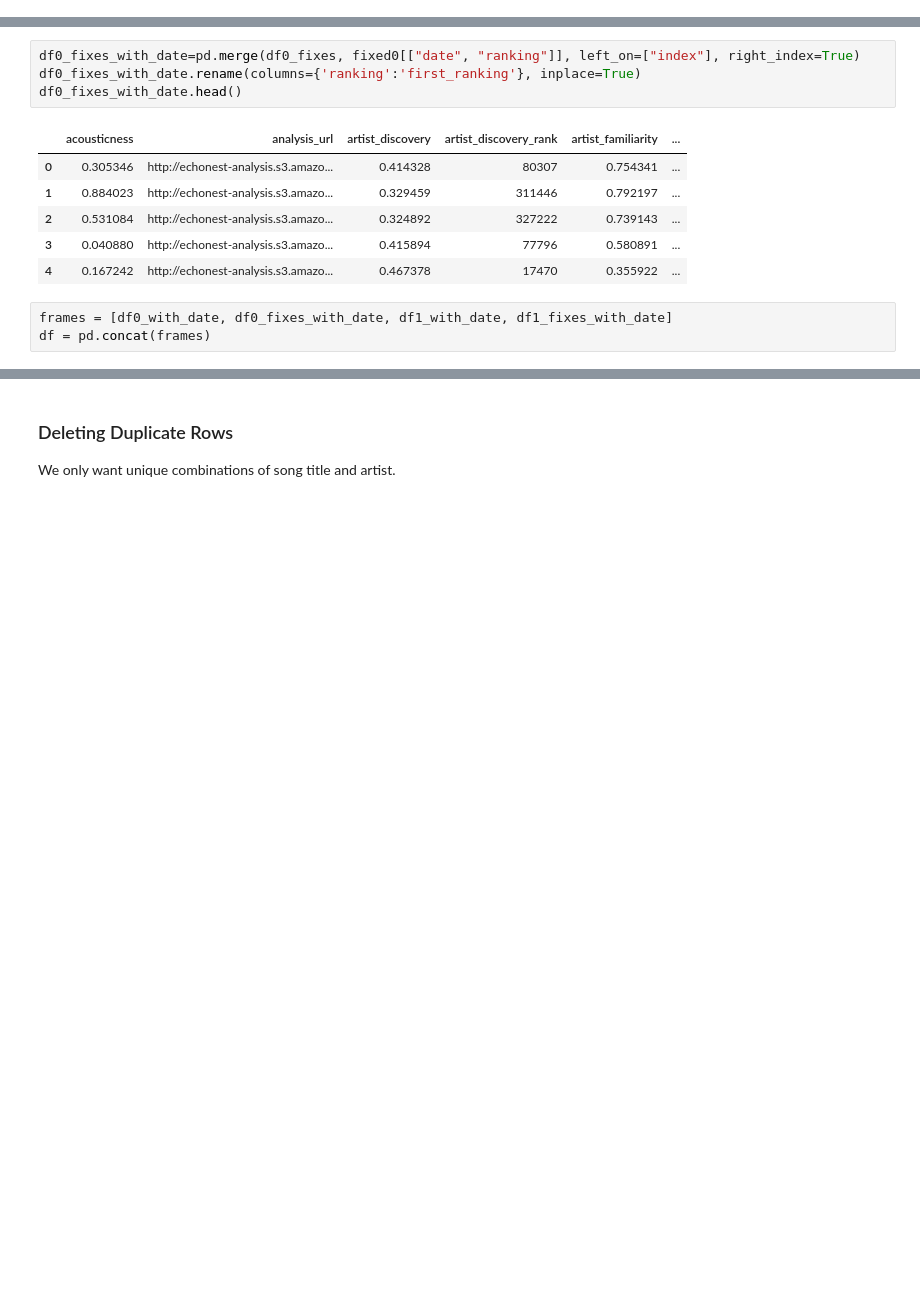
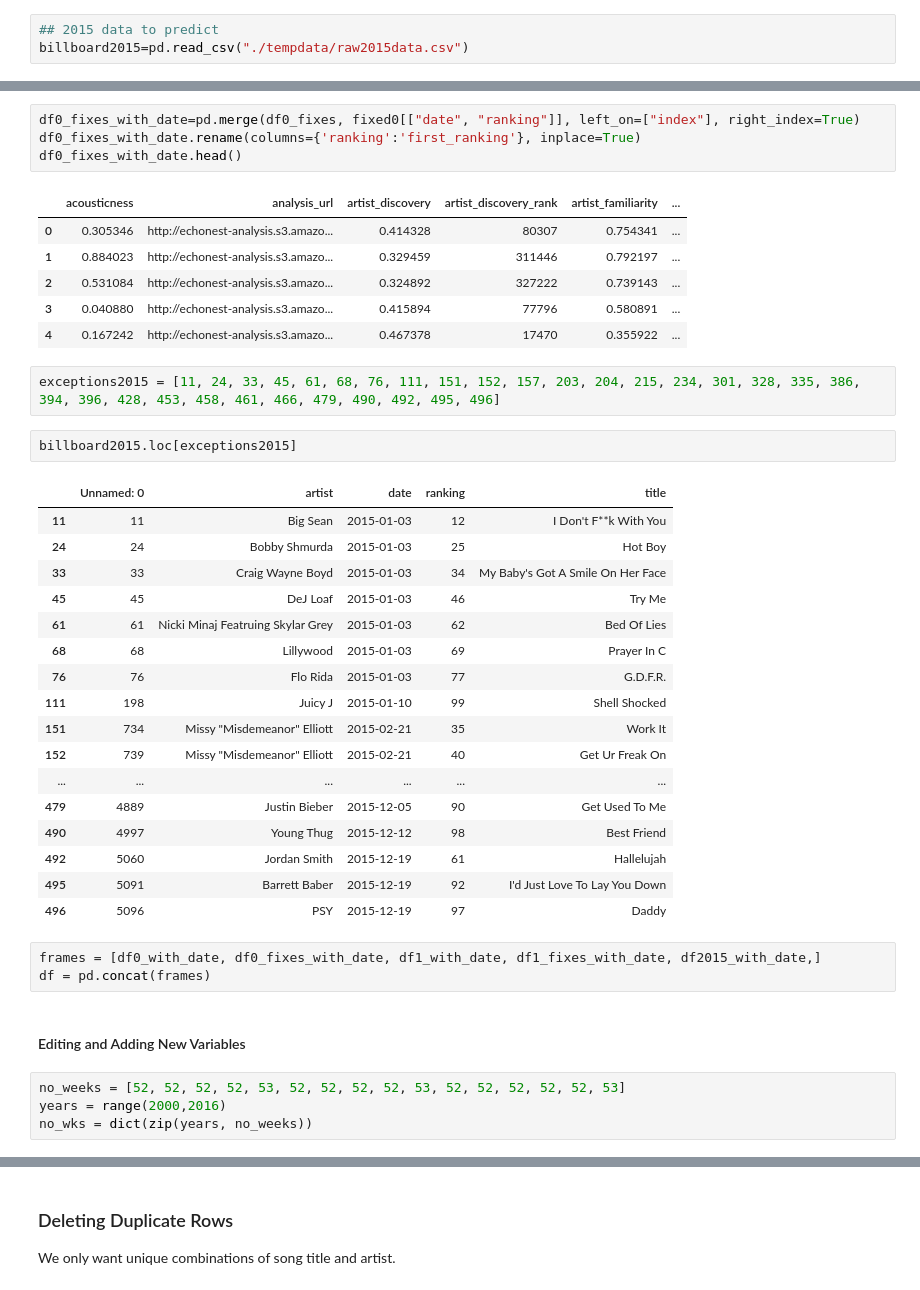
Before and after one commit to matlisa/crimsondance, a Jupyter notebook: Data Cleaning.ipynb, the cells around one changed output, grey strips where cells are left out. Cells and saved outputs as stored; diff of their text form; blank space fills up the shorter version.

```diff
--- a/Data Cleaning.ipynb
+++ b/Data Cleaning.ipynb
@@ -67,6 +51,9 @@ flatframe=pd.read_csv("./tempdata/billboard100.csv")
 billboard0=pd.read_csv("./tempdata/lisa2014.csv")
 # %%
 billboard1=pd.read_csv("./tempdata/steven2014.csv")
+# %%
+## 2015 data to predict
+billboard2015=pd.read_csv("./tempdata/raw2015data.csv")
 # %% [markdown]
 #### Songs from Weekly Billboard 100 that did not get info from Echo Nest
 # %%
@@ -199,6 +206,34 @@ df0_fixes_with_date.head()
 | 2 | 0.531084 | http://echonest-analysis.s3.amazo... | 0.324892 | 327222 | 0.739143 | ... |
 | 3 | 0.040880 | http://echonest-analysis.s3.amazo... | 0.415894 | 77796 | 0.580891 | ... |
 | 4 | 0.167242 | http://echonest-analysis.s3.amazo... | 0.467378 | 17470 | 0.355922 | ... |
+# %%
+exceptions2015 = [11, 24, 33, 45, 61, 68, 76, 111, 151, 152, 157, 203, 204, 215, 234, 301, 328, 335, 386, 394, 396, 428, 453, 458, 461, 466, 479, 490, 492, 495, 496]
+# %%
+billboard2015.loc[exceptions2015]
+# %% [output]
+|  | Unnamed: 0 | artist | date | ranking | title |
+| 11 | 11 | Big Sean | 2015-01-03 | 12 | I Don't F**k With You |
+| 24 | 24 | Bobby Shmurda | 2015-01-03 | 25 | Hot Boy |
+| 33 | 33 | Craig Wayne Boyd | 2015-01-03 | 34 | My Baby's Got A Smile On Her Face |
+| 45 | 45 | DeJ Loaf | 2015-01-03 | 46 | Try Me |
+| 61 | 61 | Nicki Minaj Featruing Skylar Grey | 2015-01-03 | 62 | Bed Of Lies |
+| 68 | 68 | Lillywood | 2015-01-03 | 69 | Prayer In C |
+| 76 | 76 | Flo Rida | 2015-01-03 | 77 | G.D.F.R. |
+| 111 | 198 | Juicy J | 2015-01-10 | 99 | Shell Shocked |
+| 151 | 734 | Missy "Misdemeanor" Elliott | 2015-02-21 | 35 | Work It |
+| 152 | 739 | Missy "Misdemeanor" Elliott | 2015-02-21 | 40 | Get Ur Freak On |
+| ... | ... | ... | ... | ... | ... |
+| 479 | 4889 | Justin Bieber | 2015-12-05 | 90 | Get Used To Me |
+| 490 | 4997 | Young Thug | 2015-12-12 | 98 | Best Friend |
+| 492 | 5060 | Jordan Smith | 2015-12-19 | 61 | Hallelujah |
+| 495 | 5091 | Barrett Baber | 2015-12-19 | 92 | I'd Just Love To Lay You Down |
+| 496 | 5096 | PSY | 2015-12-19 | 97 | Daddy |
 # %%
-frames = [df0_with_date, df0_fixes_with_date, df1_with_date, df1_fixes_with_date]
+frames = [df0_with_date, df0_fixes_with_date, df1_with_date, df1_fixes_with_date, df2015_with_date,]
 df = pd.concat(frames)
+# %% [markdown]
+#### Editing and Adding New Variables
+# %%
+no_weeks = [52, 52, 52, 52, 53, 52, 52, 52, 52, 53, 52, 52, 52, 52, 52, 53]
+years = range(2000,2016)
+no_wks = dict(zip(years, no_weeks))
```
Also changed, not shown: parts of 30 cells of this notebook, 1 other file.
